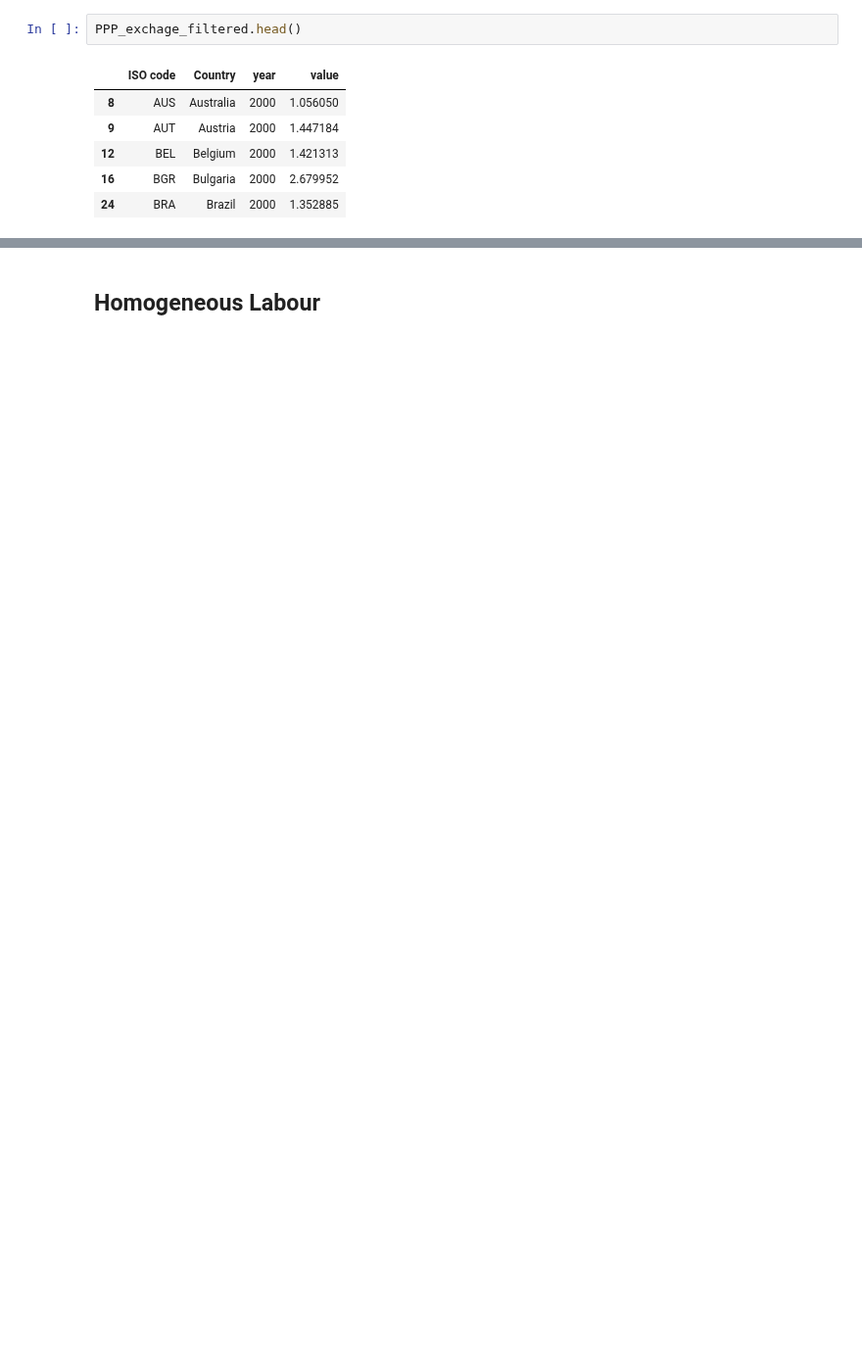
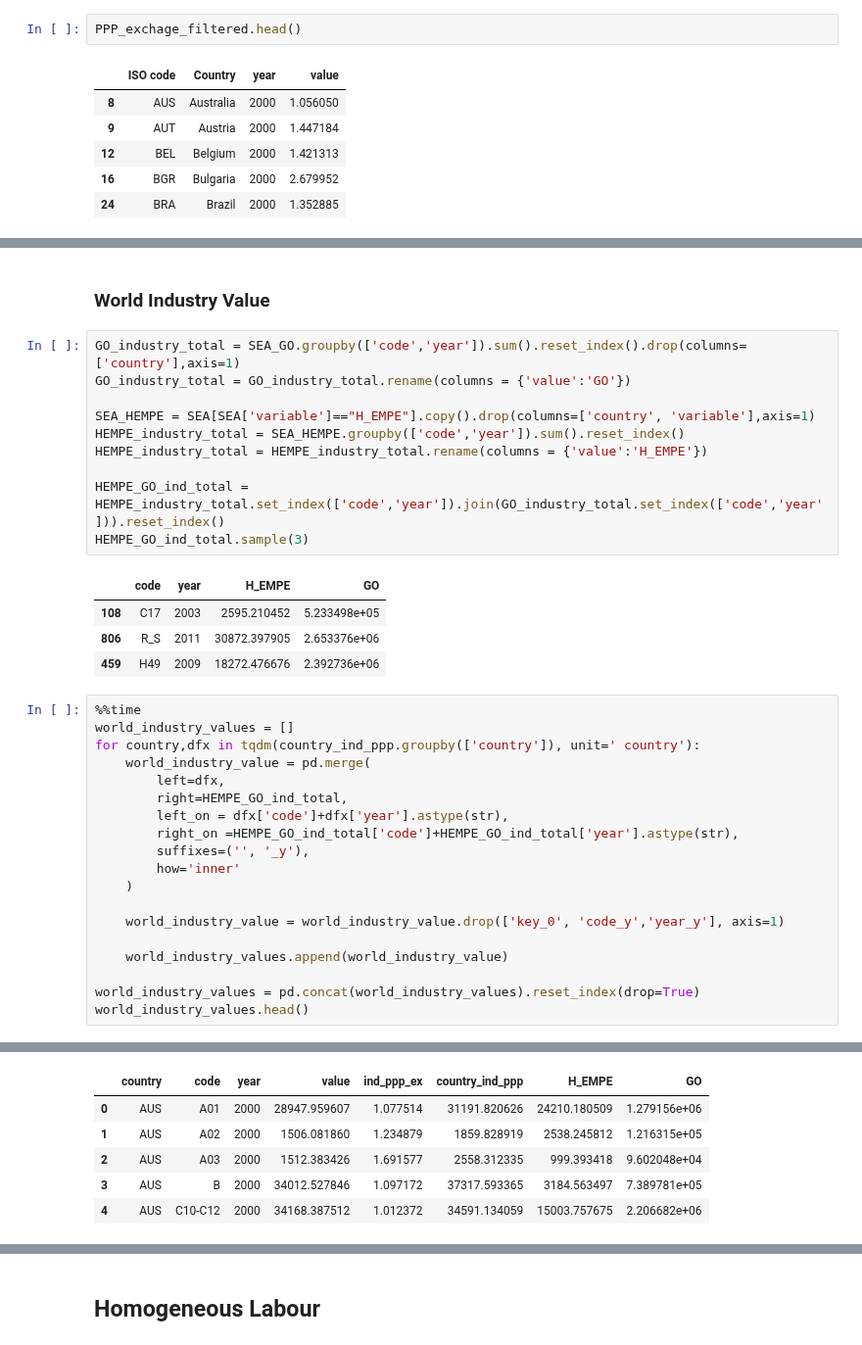
Before and after one commit to kavyajeetbora/ETL_wages, a Jupyter notebook: WIOD.ipynb, the cells around one changed output, grey strips where cells are left out. Shown at 98% size. Saved outputs shown, nothing was run; the diff lists cells and outputs as text; blank space fills up the shorter version.

```diff
--- a/WIOD.ipynb
+++ b/WIOD.ipynb
@@ -376,0 +352,37 @@ Wall time: 3.68 s
+# %% [markdown]
+### World Industry Value
+# %%
+GO_industry_total = SEA_GO.groupby(['code','year']).sum().reset_index().drop(columns=['country'],axis=1)
+GO_industry_total = GO_industry_total.rename(columns = {'value':'GO'})
+
+SEA_HEMPE = SEA[SEA['variable']=="H_EMPE"].copy().drop(columns=['country', 'variable'],axis=1)
+HEMPE_industry_total = SEA_HEMPE.groupby(['code','year']).sum().reset_index()
+HEMPE_industry_total = HEMPE_industry_total.rename(columns = {'value':'H_EMPE'})
+
+HEMPE_GO_ind_total = HEMPE_industry_total.set_index(['code','year']).join(GO_industry_total.set_index(['code','year'])).reset_index()
+HEMPE_GO_ind_total.sample(3)
+# %% [output]
+|  | code | year | H_EMPE | GO |
+| 108 | C17 | 2003 | 2595.210452 | 5.233498e+05 |
+| 806 | R_S | 2011 | 30872.397905 | 2.653376e+06 |
+| 459 | H49 | 2009 | 18272.476676 | 2.392736e+06 |
+# %%
+%%time
+world_industry_values = []
+for country,dfx in tqdm(country_ind_ppp.groupby(['country']), unit=' country'):
+    world_industry_value = pd.merge(
+        left=dfx,
+        right=HEMPE_GO_ind_total,
+        left_on = dfx['code']+dfx['year'].astype(str),
+        right_on =HEMPE_GO_ind_total['code']+HEMPE_GO_ind_total['year'].astype(str),
+        suffixes=('', '_y'),
+        how='inner'
+    )
+
+    world_industry_value = world_industry_value.drop(['key_0', 'code_y','year_y'], axis=1)
+
+    world_industry_values.append(world_industry_value)
+
+world_industry_values = pd.concat(world_industry_values).reset_index(drop=True)
+world_industry_values.head()
+# %% [output]
@@ -376,0 +391,6 @@ Wall time: 3.68 s
+|  | country | code | year | value | ind_ppp_ex | country_ind_ppp | H_EMPE | GO |
+| 0 | AUS | A01 | 2000 | 28947.959607 | 1.077514 | 31191.820626 | 24210.180509 | 1.279156e+06 |
+| 1 | AUS | A02 | 2000 | 1506.081860 | 1.234879 | 1859.828919 | 2538.245812 | 1.216315e+05 |
+| 2 | AUS | A03 | 2000 | 1512.383426 | 1.691577 | 2558.312335 | 999.393418 | 9.602048e+04 |
+| 3 | AUS | B | 2000 | 34012.527846 | 1.097172 | 37317.593365 | 3184.563497 | 7.389781e+05 |
+| 4 | AUS | C10-C12 | 2000 | 34168.387512 | 1.012372 | 34591.134059 | 15003.757675 | 2.206682e+06 |
```
Also changed, not shown: parts of 27 cells of this notebook.
